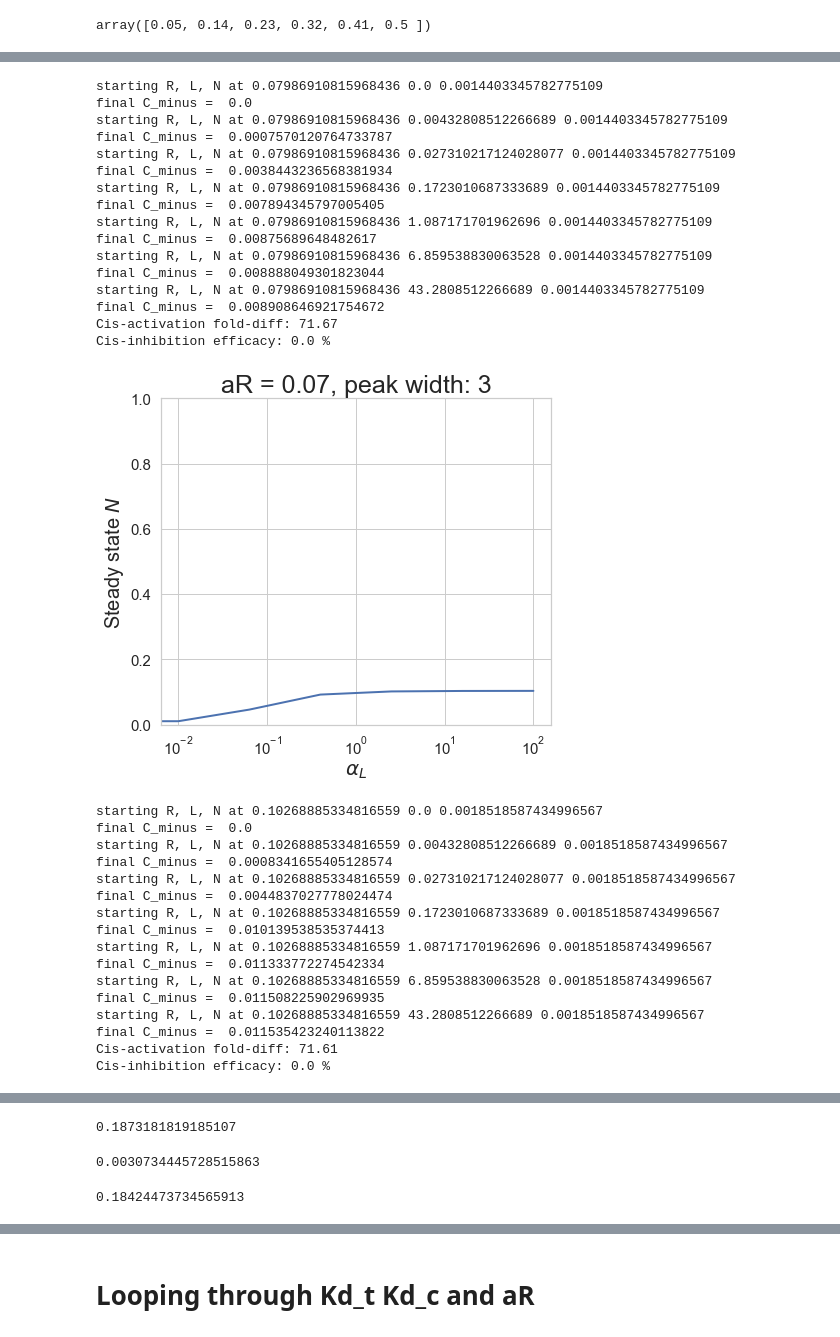
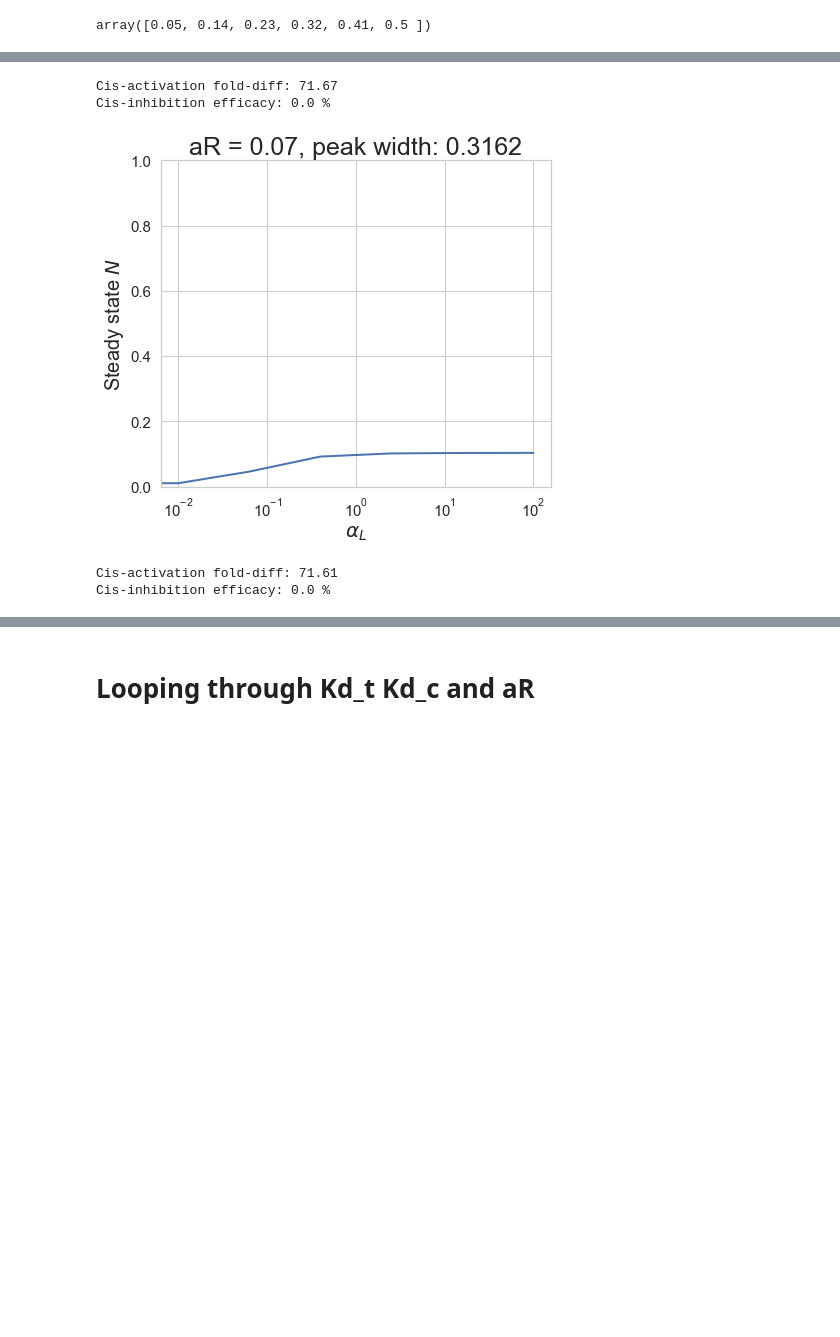
Before and after one commit to c-ko/bootcamp, a Jupyter notebook: 728CKCISL1_R1_cis-model.ipynb, the cells around one changed output, grey strips where cells are left out. Drawn from its saved outputs; the diff is of its cells as text; code cells hidden in the pictures; blank space fills up the shorter version.

```diff
--- a/728CKCISL1_R1_cis-model.ipynb
+++ b/728CKCISL1_R1_cis-model.ipynb
@@ -575,6 +575,19 @@ N_vect, cis_act, cis_inh = titrate_ligand(aL_vals, circuit_params,
 print('Cis-activation fold-diff:', cis_act)
 print('Cis-inhibition efficacy:', cis_inh, '%')
 
+# Added this in to quantify peak width
+for i, element in enumerate(significant_change(aL_vals)):
+    if element == 1:
+        start_of_peak = aL_vals[i]
+        break
+
+for i, element in reversed(list(enumerate(significant_change(aL_vals)))):
+    if element == 1:
+        end_of_peak = aL_vals[i + 1]
+        break
+
+peak_width = end_of_peak - start_of_peak
+
 # Plot
 fig, ax = plt.subplots(1, 1, figsize=(7, 6))
 
@@ -583,4 +596,7 @@ plt.ylabel('Steady state $N$')
 plt.xlabel('$\\alpha_L$')
 plt.ylim((0,1))
 ax.set_xscale('log')
+print('start of peak', start_of_peak)
+print('end of peak',end_of_peak)
+print(peak_width)
 # %% [output]
@@ -644,12 +649,12 @@ for aR in aR_vals:
     # Added this in to quantify peak width
     for i, element in enumerate(significant_change(aL_vals)):
         if element == 1:
-            start_of_peak = i
+            start_of_peak = aL_vals[i]
             break
 
     for i, element in reversed(list(enumerate(significant_change(aL_vals)))):
         if element == 1:
-            end_of_peak = i + 1
+            end_of_peak = aL_vals[i + 1]
             break
 
     peak_width = end_of_peak - start_of_peak
@@ -685,33 +676,5 @@ Cis-inhibition efficacy: 0.0 %
-starting R, L, N at 0.07986910815968436 0.0 0.0014403345782775109
-final C_minus =  0.0
-starting R, L, N at 0.07986910815968436 0.00432808512266689 0.0014403345782775109
-final C_minus =  0.0007570120764733787
-starting R, L, N at 0.07986910815968436 0.027310217124028077 0.0014403345782775109
-final C_minus =  0.0038443236568381934
-starting R, L, N at 0.07986910815968436 0.1723010687333689 0.0014403345782775109
-final C_minus =  0.007894345797005405
-starting R, L, N at 0.07986910815968436 1.087171701962696 0.0014403345782775109
-final C_minus =  0.00875689648482617
-starting R, L, N at 0.07986910815968436 6.859538830063528 0.0014403345782775109
-final C_minus =  0.008888049301823044
-starting R, L, N at 0.07986910815968436 43.2808512266689 0.0014403345782775109
-final C_minus =  0.008908646921754672
 Cis-activation fold-diff: 71.67
 Cis-inhibition efficacy: 0.0 %
-[figure, old version]
+[figure, new version]
-starting R, L, N at 0.10268885334816559 0.0 0.0018518587434996567
-final C_minus =  0.0
-starting R, L, N at 0.10268885334816559 0.00432808512266689 0.0018518587434996567
-final C_minus =  0.0008341655405128574
-starting R, L, N at 0.10268885334816559 0.027310217124028077 0.0018518587434996567
-final C_minus =  0.0044837027778024474
-starting R, L, N at 0.10268885334816559 0.1723010687333689 0.0018518587434996567
-final C_minus =  0.010139538535374413
-starting R, L, N at 0.10268885334816559 1.087171701962696 0.0018518587434996567
-final C_minus =  0.011333772274542334
-starting R, L, N at 0.10268885334816559 6.859538830063528 0.0018518587434996567
-final C_minus =  0.011508225902969935
-starting R, L, N at 0.10268885334816559 43.2808512266689 0.0018518587434996567
-final C_minus =  0.011535423240113822
 Cis-activation fold-diff: 71.61
 Cis-inhibition efficacy: 0.0 %
@@ -770,16 +691,10 @@ Cis-inhibition efficacy: 101.64 %
 # %%
 peakrise = np.max(N_vect)-N_vect[0]
 peakrise
-# %% [output]
-0.1873181819185107
 # %%
 inhibition_drop = np.abs(N_vect[-1]-N_vect[0])
 inhibition_drop
-# %% [output]
-0.0030734445728515863
 # %%
 peakrise-inhibition_drop
-# %% [output]
-0.18424473734565913
 # %%
 aL_vals
```
Also changed, not shown: parts of 20 cells of this notebook, 1 other file.
